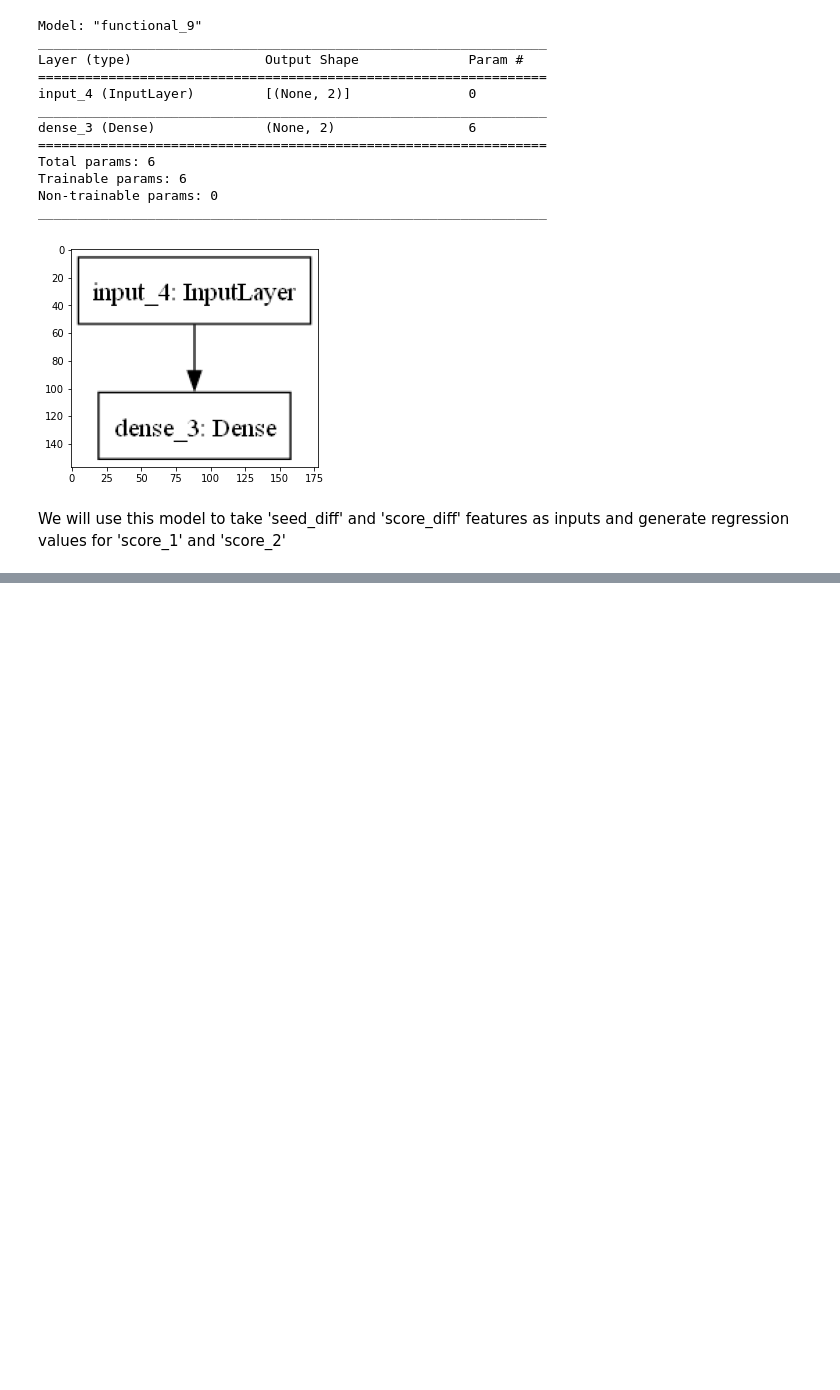
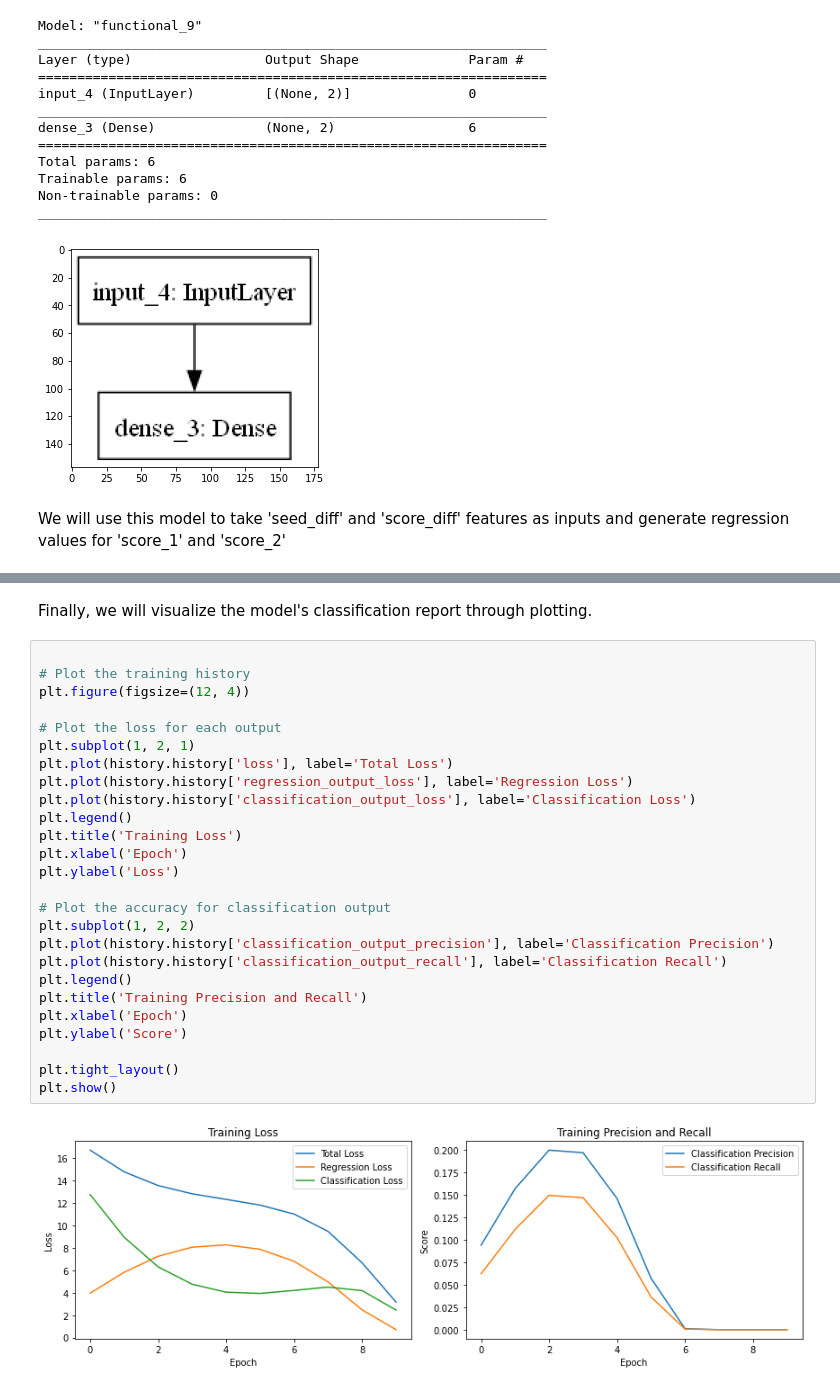
Before and after one commit to syednayeemridwan/data-science-projects, a Jupyter notebook: Basketball Game Output Prediction/Basketball ML.ipynb, the cells around one changed output, grey strips where cells are left out. Cells and saved outputs as stored; diff of their text form; blank space fills up the shorter version.

```diff
--- a/Basketball Game Output Prediction/Basketball ML.ipynb
+++ b/Basketball Game Output Prediction/Basketball ML.ipynb
@@ -511,0 +647,30 @@ model.evaluate(games_tourney[['seed_diff', 'score_diff_pred']],
+# %% [markdown]
+Finally, we will visualize the model's classification report through plotting.
+# %%
+
+# Plot the training history
+plt.figure(figsize=(12, 4))
+
+# Plot the loss for each output
+plt.subplot(1, 2, 1)
+plt.plot(history.history['loss'], label='Total Loss')
+plt.plot(history.history['regression_output_loss'], label='Regression Loss')
+plt.plot(history.history['classification_output_loss'], label='Classification Loss')
+plt.legend()
+plt.title('Training Loss')
+plt.xlabel('Epoch')
+plt.ylabel('Loss')
+
+# Plot the accuracy for classification output
+plt.subplot(1, 2, 2)
+plt.plot(history.history['classification_output_precision'], label='Classification Precision')
+plt.plot(history.history['classification_output_recall'], label='Classification Recall')
+plt.legend()
+plt.title('Training Precision and Recall')
+plt.xlabel('Epoch')
+plt.ylabel('Score')
+
+plt.tight_layout()
+plt.show()
+# %% [output]
+[figure, added]
```
Also changed, not shown: parts of 22 cells of this notebook, 1 other file.
